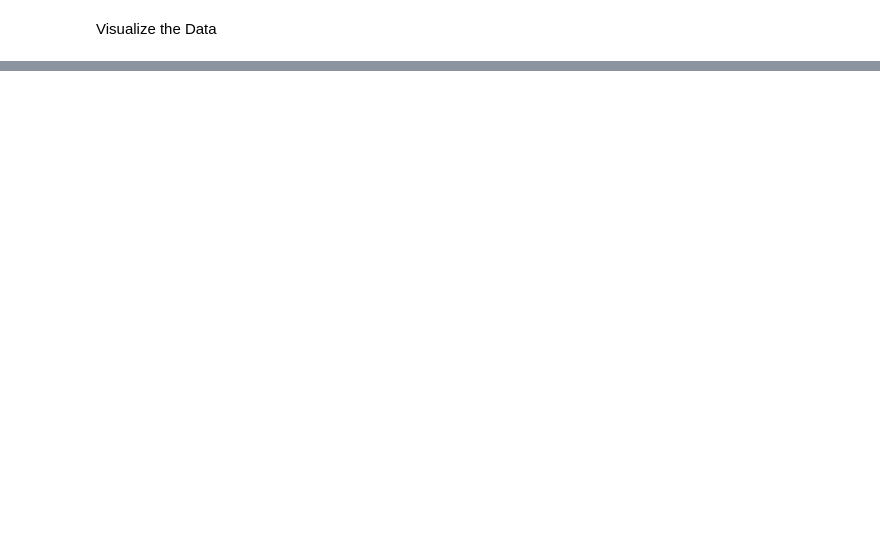
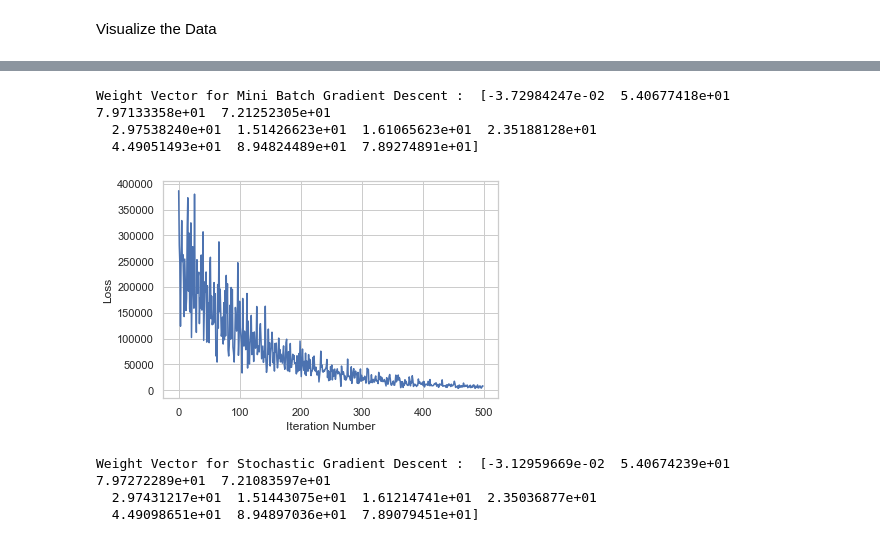
Before and after one commit to Pranav-Balakrishnan/Basic-Machine-Learning, a Jupyter notebook: Linear Regression.ipynb, the cells around one changed output, grey strips where cells are left out. Drawn from its saved outputs; the diff is of its cells as text; code cells hidden in the pictures; blank space fills up the shorter version.

```diff
--- a/Linear Regression.ipynb
+++ b/Linear Regression.ipynb
@@ -129,0 +195,7 @@ Iteration: 19500, loss: 3.41
+# %%
+lin_reg.mini_batch_gradient_descent(X_train,y_train,num_epochs=1000,batch_size=16)
+print("Weight Vector for Mini Batch Gradient Descent : ",lin_reg.w)
+# %% [output]
+Weight Vector for Mini Batch Gradient Descent :  [-3.72984247e-02  5.40677418e+01  7.97133358e+01  7.21252305e+01
+  2.97538240e+01  1.51426623e+01  1.61065623e+01  2.35188128e+01
+  4.49051493e+01  8.94824489e+01  7.89274891e+01]
@@ -129,0 +204,11 @@ Iteration: 19500, loss: 3.41
+# %%
+plot_learning_curves(lin_reg.err_all[:500])
+# %% [output]
+[figure, added]
+# %%
+lin_reg.stochastic_gradient_descent(X_train,y_train,num_epochs=1000)
+print("Weight Vector for Stochastic Gradient Descent : ",lin_reg.w)
+# %% [output]
+Weight Vector for Stochastic Gradient Descent :  [-3.12959669e-02  5.40674239e+01  7.97272289e+01  7.21083597e+01
+  2.97431217e+01  1.51443075e+01  1.61214741e+01  2.35036877e+01
+  4.49098651e+01  8.94897036e+01  7.89079451e+01]
```
Also changed, not shown: parts of 46 cells of this notebook.
